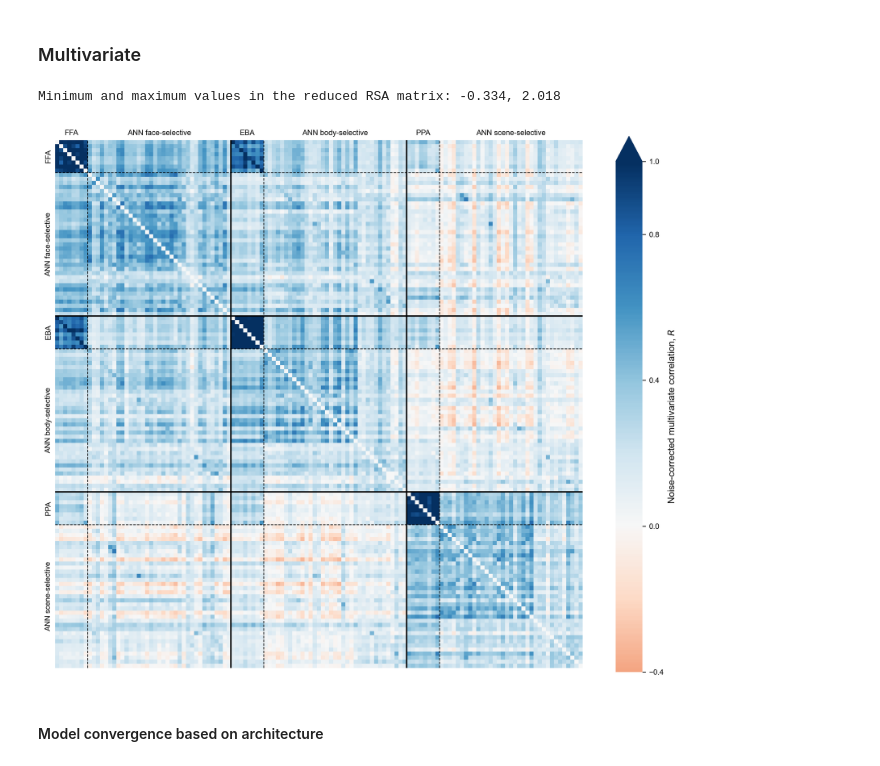
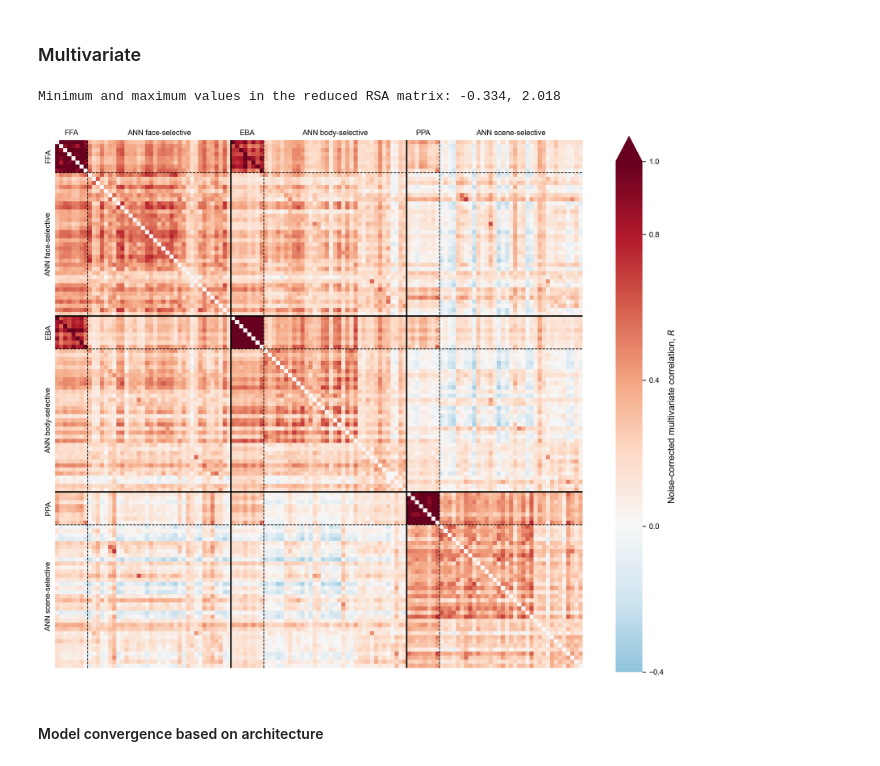
Before and after one commit to murtylab/comparing-category-selectivity, a Jupyter notebook: preprint/prepreint_figs_section2_3.ipynb, the cells around one changed output. Drawn from its saved outputs; the diff is of its cells as text; code cells hidden in the pictures.

```diff
--- a/preprint/prepreint_figs_section2_3.ipynb
+++ b/preprint/prepreint_figs_section2_3.ipynb
@@ -760,7 +761,7 @@ cbar_label = r"Noise-corrected multivariate correlation, $R$"
 plt.figure(figsize=(10, 10), dpi=300)
 vmax = 1.0  # Clamp max at 1
 clamped_rsa = torch.clamp(rsa_used, min=vmin, max=vmax)
-ax = sns.heatmap(clamped_rsa.cpu().numpy(), cmap='RdBu', vmin=vmin, vmax=vmax, center=0, square=True, cbar_kws={'extend': 'max', 'shrink': 0.8})
+ax = sns.heatmap(clamped_rsa.cpu().numpy(), cmap='RdBu_r', vmin=vmin, vmax=vmax, center=0, square=True, cbar_kws={'extend': 'max', 'shrink': 0.8})
 cbar = ax.collections[0].colorbar
 cbar.set_ticks(cbar_ticks)
 cbar.ax.tick_params(labelsize=8)
@@ -799,34 +800,34 @@ system_labels = list(system_order.values())
 for sbidx, boundary in enumerate(system_boundaries):
     if (sbidx+1)%2 == 0:
         plt.axhline(boundary, color='black', linestyle='-', linewidth=1.5)
         plt.axvline(boundary, color='black', linestyle='-', linewidth=1.5)
     else:
         plt.axhline(boundary, color='black', linestyle='--', linewidth=0.75)
         plt.axvline(boundary, color='black', linestyle='--', linewidth=0.75)
 # Add system labels
 midpoints = []
 start_idx = 0
 for boundary in system_boundaries + [len(ordered_keys)]:
     midpoint = (start_idx + boundary) / 2
     midpoints.append(midpoint)
     start_idx = boundary
 plt.xticks(midpoints, system_labels, rotation=0)
 plt.yticks(midpoints, system_labels, rotation=90)
 plt.tick_params(axis='both', length=0, labelsize=8)
 # Place x-axis labels on top
 plt.gca().xaxis.set_ticks_position('top')
 plt.gca().xaxis.set_label_position('top')
 # plt.title('Normed RDMR RSA Heatmap')
 # plt.xlabel('Systems')
 # plt.ylabel('Systems')
 plt.tight_layout(pad=0.2)
 if savefig:
     plt.savefig(f'{plot_dir}/{figname}', dpi=300, transparent=True) # , bbox_inches='tight'
 plt.show()
 plt.close()
 # %% [output]
 Minimum and maximum values in the reduced RSA matrix: -0.334, 2.018
-[figure, old version]
+[figure, new version]
 # %% [markdown]
 #### Model convergence based on architecture
 # %%
```
Also changed, not shown: parts of 3 cells of this notebook.
